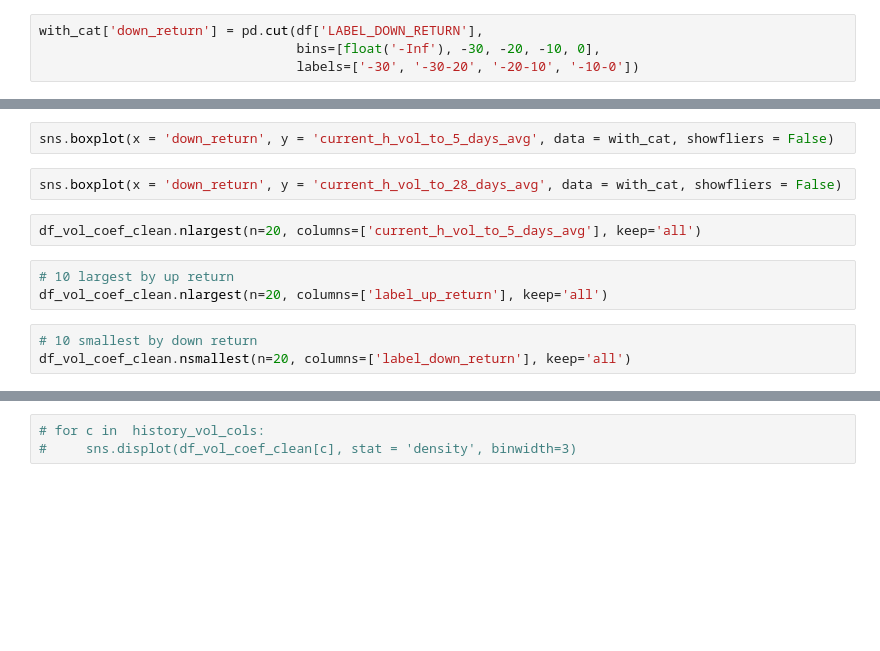
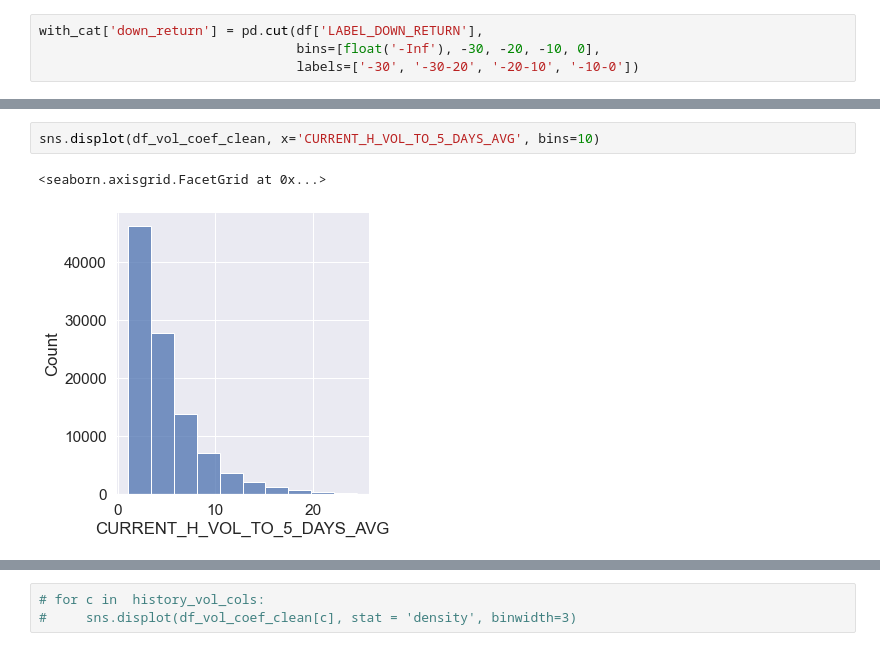
Before and after one commit to hustlestar/trading-signals-ml-processing, a Jupyter notebook: src/exp.ipynb, the cells around one changed output, grey strips where cells are left out. Saved outputs shown, nothing was run; the diff lists cells and outputs as text; blank space fills up the shorter version.

```diff
--- a/src/exp.ipynb
+++ b/src/exp.ipynb
@@ -379,12 +637,5 @@ sns.boxplot(x = 'up_return', y = 'current_h_vol_to_28_days_avg', data = with_cat
-# %%
-sns.boxplot(x = 'down_return', y = 'current_h_vol_to_5_days_avg', data = with_cat, showfliers = False)
-# %%
-sns.boxplot(x = 'down_return', y = 'current_h_vol_to_28_days_avg', data = with_cat, showfliers = False)
-# %%
-df_vol_coef_clean.nlargest(n=20, columns=['current_h_vol_to_5_days_avg'], keep='all')
-# %%
-# 10 largest by up return
-df_vol_coef_clean.nlargest(n=20, columns=['label_up_return'], keep='all')
-# %%
-# 10 smallest by down return
-df_vol_coef_clean.nsmallest(n=20, columns=['label_down_return'], keep='all')
+# %%
+sns.displot(df_vol_coef_clean, x='CURRENT_H_VOL_TO_5_DAYS_AVG', bins=10)
+# %% [output]
+<seaborn.axisgrid.FacetGrid at 0x...>
+[figure, added]
```
Also changed, not shown: parts of 110 cells of this notebook, 14 other files.
